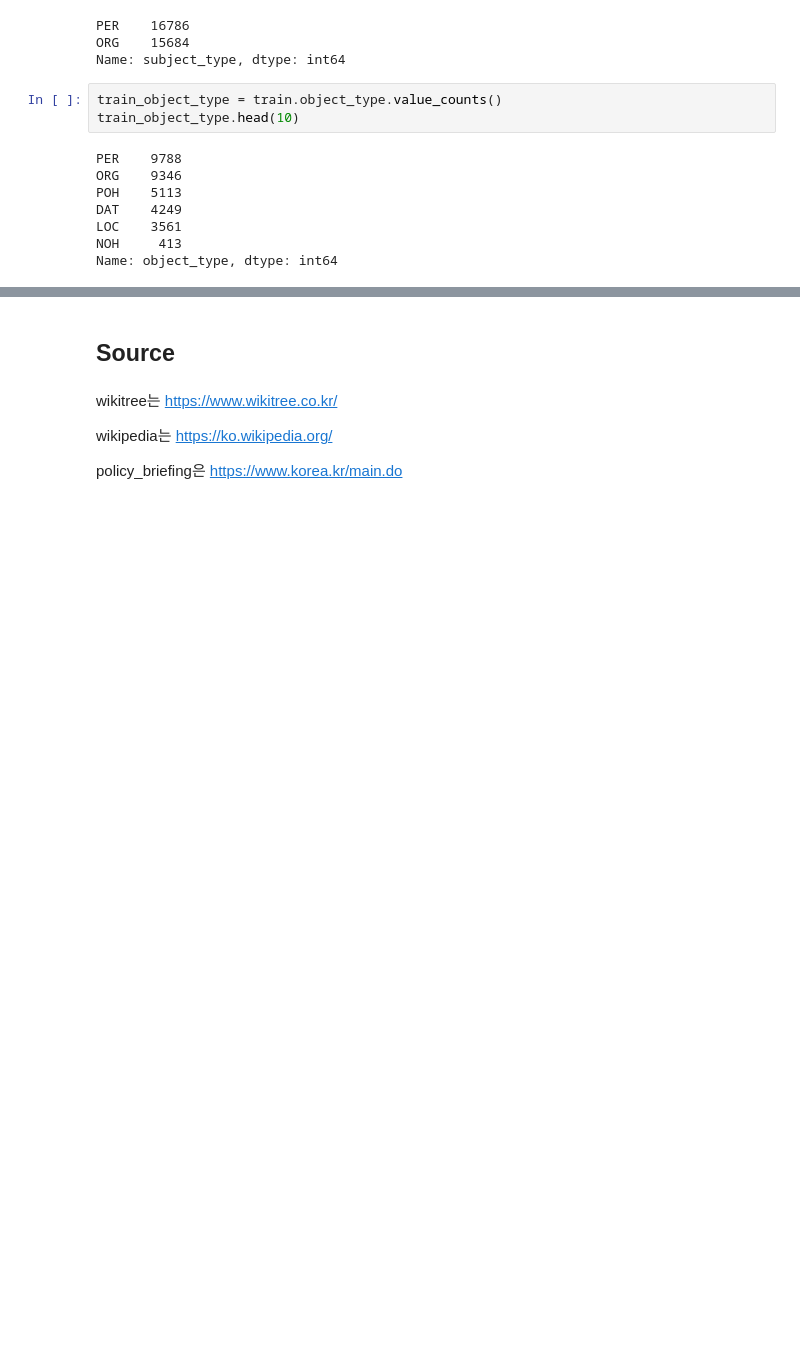
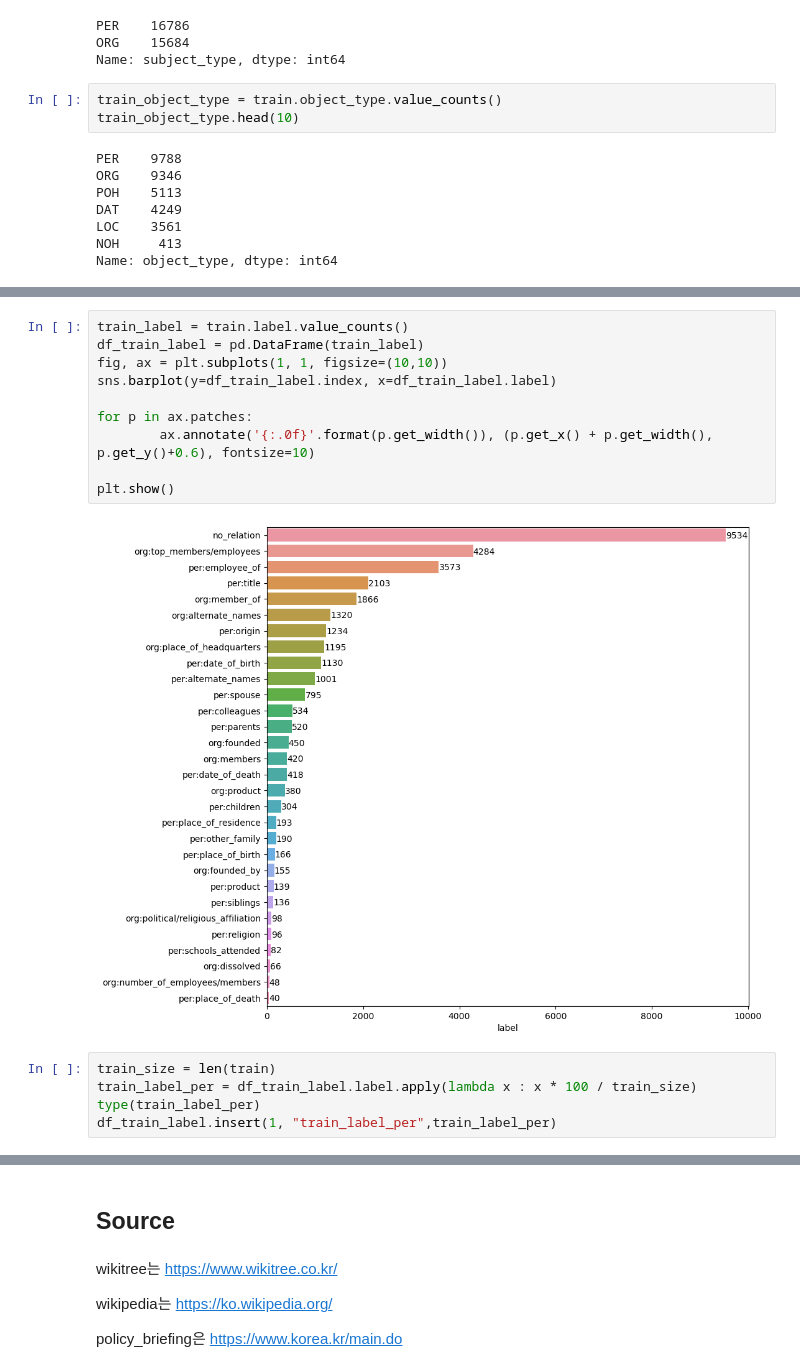
Before and after one commit to boostcampaitech4lv23nlp2/level2_klue_nlp-level2-nlp-09, a Jupyter notebook: eda/eda.ipynb, the cells around one changed output, grey strips where cells are left out. Cells and saved outputs as stored; diff of their text form; blank space fills up the shorter version.

```diff
--- a/eda/eda.ipynb
+++ b/eda/eda.ipynb
@@ -288,0 +337,17 @@ plt.show()
+# %%
+train_label = train.label.value_counts()
+df_train_label = pd.DataFrame(train_label)
+fig, ax = plt.subplots(1, 1, figsize=(10,10))
+sns.barplot(y=df_train_label.index, x=df_train_label.label)
+
+for p in ax.patches:
+        ax.annotate('{:.0f}'.format(p.get_width()), (p.get_x() + p.get_width(), p.get_y()+0.6), fontsize=10)
+
+plt.show()
+# %% [output]
+[figure, added]
+# %%
+train_size = len(train)
+train_label_per = df_train_label.label.apply(lambda x : x * 100 / train_size)
+type(train_label_per)
+df_train_label.insert(1, "train_label_per",train_label_per)
```
Also changed, not shown: parts of 30 cells of this notebook.
